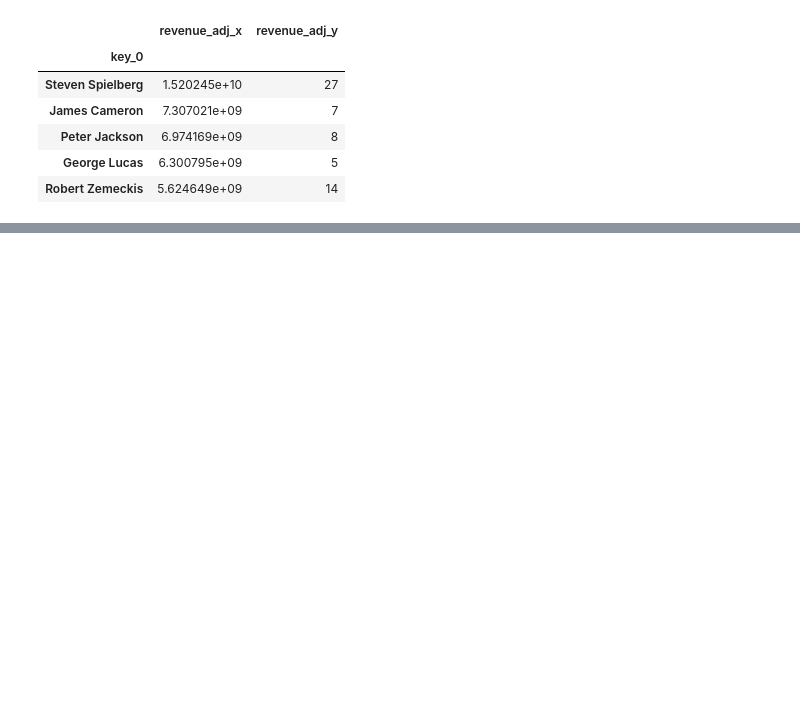
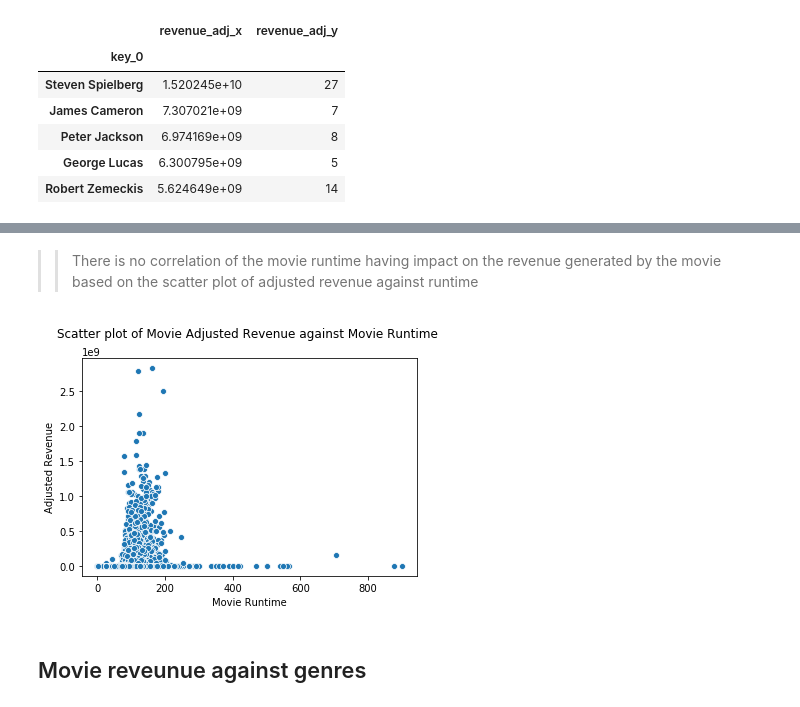
Before and after one commit to RoyalVee/TMDB-5000-Movie-Dataset-Analysis, a Jupyter notebook: Untitled.ipynb, the cells around one changed output, grey strips where cells are left out. Cells and saved outputs as stored; diff of their text form; code cells hidden in the pictures; blank space fills up the shorter version.

```diff
--- a/Untitled.ipynb
+++ b/Untitled.ipynb
@@ -299,0 +330,12 @@ ValueError: Neither the `x` nor `y` variable appears to be numeric.
+# %% [markdown]
+>>There is no correlation of the movie runtime having impact on the revenue generated by the movie based on the scatter plot of adjusted revenue against runtime
+# %%
+sns.scatterplot(data=df_mdb, y = df_mdb['revenue_adj'], x = df_mdb['runtime'],)
+plt.xlabel('Movie Runtime')
+plt.ylabel('Adjusted Revenue')
+plt.title('Scatter plot of Movie Adjusted Revenue against Movie Runtime \n')
+plt.show()
+# %% [output]
+[figure, added]
+# %% [markdown]
+## Movie reveunue against genres
```
Also changed, not shown: parts of 15 cells of this notebook.
